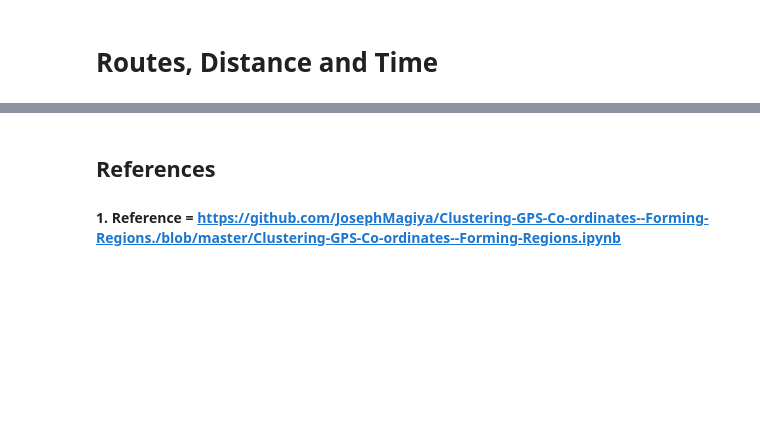
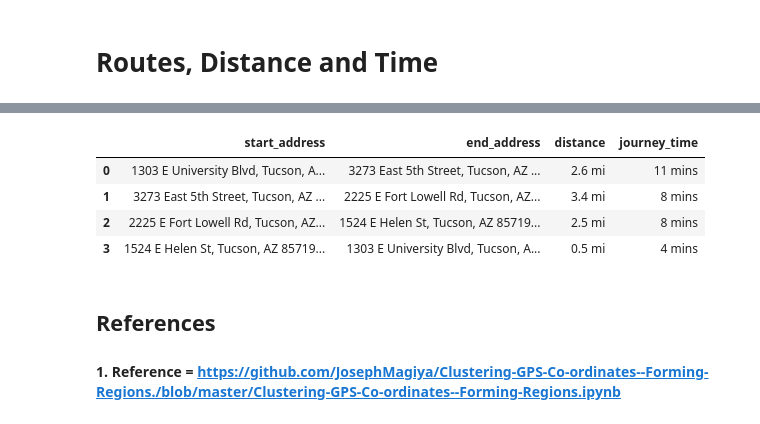
Before and after one commit to tazeenm/MIS587-Business-Intelligence-Project, a Jupyter notebook: BIProject.ipynb, the cells around one changed output, grey strips where cells are left out. Cells and saved outputs as stored; diff of their text form; code cells hidden in the pictures; blank space fills up the shorter version.

```diff
--- a/BIProject.ipynb
+++ b/BIProject.ipynb
@@ -210,0 +238,16 @@ fig
+# %%
+origin_dir='32.232571,-110.951927'
+destination_dir = '32.232571,-110.951927'
+# %%
+now = datetime.now()
+gmaps = googlemaps.Client(key=apikey)
+
+for x in way:
+    directions = gmaps.directions(origin = origin_dir,waypoints = x,destination = destination_dir,
+                                  mode='driving',optimize_waypoints=True,departure_time = now)
+# %%
+for i in range(0, 4):
+    print(directions[0]['legs'][i]['distance']['text'])
+    print(directions[0]['legs'][i]['duration']['text'])
+    print(directions[0]['legs'][i]['start_address'])
+    print(directions[0]['legs'][i]['end_address'])
@@ -211,3 +277,29 @@ fig
+# %%
+start_address = []
+end_address = []
+distance = []
+journey_time = []
+
+for i in range(0, 4):
+    distance.append(directions[0]['legs'][i]['distance']['text'])
+    journey_time.append(directions[0]['legs'][i]['duration']['text'])
+    start_address.append(directions[0]['legs'][i]['start_address'])
+    end_address.append(directions[0]['legs'][i]['end_address'])
+# %%
+df_distance = pd.DataFrame({
+            'start_address':start_address,
+            'end_address':end_address,
+            'distance':distance,
+            'journey_time':journey_time},
+columns = ['start_address','end_address','distance','journey_time'])
+
+df_distance
+# %% [output]
+|  | start_address | end_address | distance | journey_time |
+| 0 | 1303 E University Blvd, Tucson, A... | 3273 East 5th Street, Tucson, AZ ... | 2.6 mi | 11 mins |
+| 1 | 3273 East 5th Street, Tucson, AZ ... | 2225 E Fort Lowell Rd, Tucson, AZ... | 3.4 mi | 8 mins |
+| 2 | 2225 E Fort Lowell Rd, Tucson, AZ... | 1524 E Helen St, Tucson, AZ 85719... | 2.5 mi | 8 mins |
+| 3 | 1524 E Helen St, Tucson, AZ 85719... | 1303 E University Blvd, Tucson, A... | 0.5 mi | 4 mins |
 # %% [markdown]
 ## References
 #### 1. Reference = https://github.com/JosephMagiya/Clustering-GPS-Co-ordinates--Forming-Regions./blob/master/Clustering-GPS-Co-ordinates--Forming-Regions.ipynb
```
Also changed, not shown: parts of 14 cells of this notebook.
